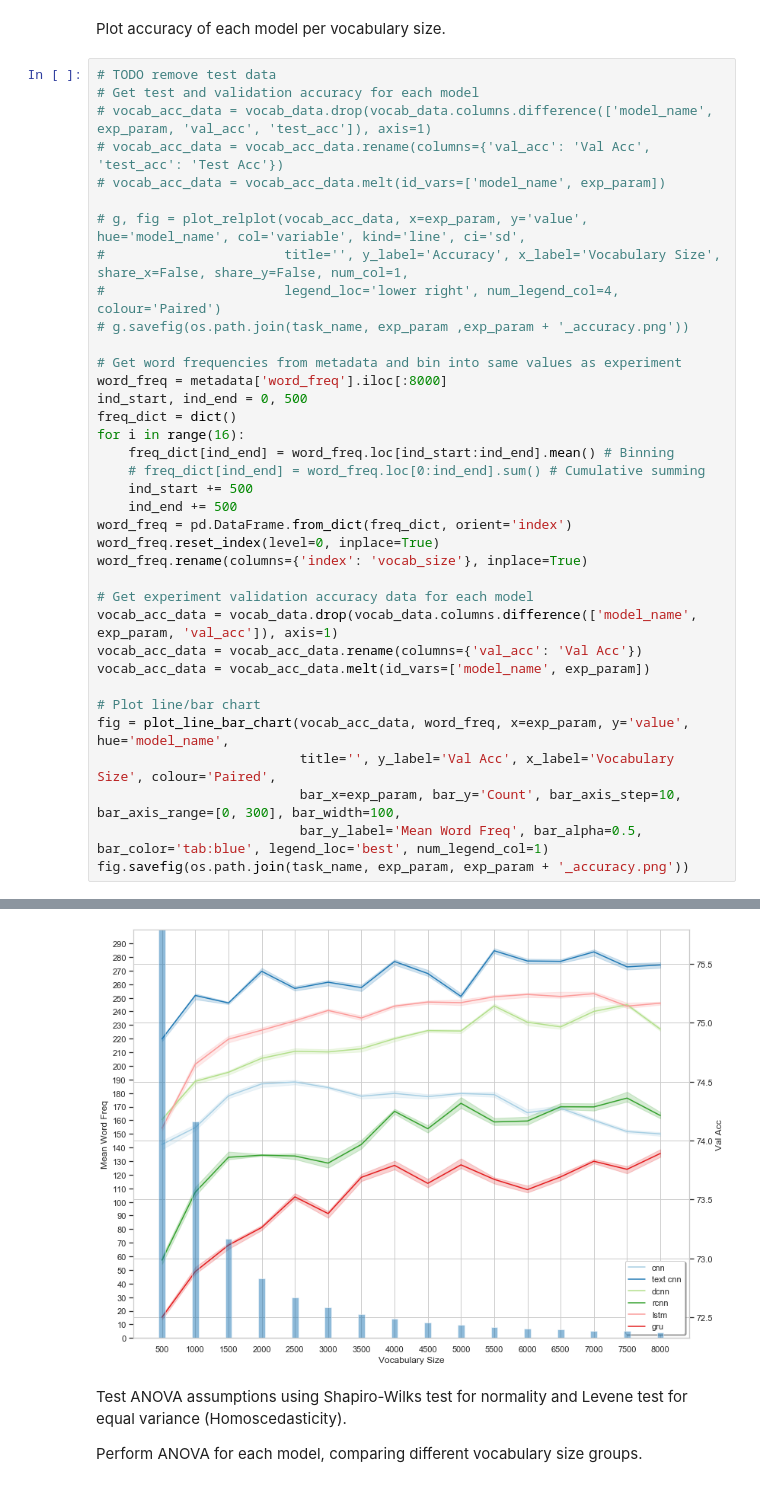
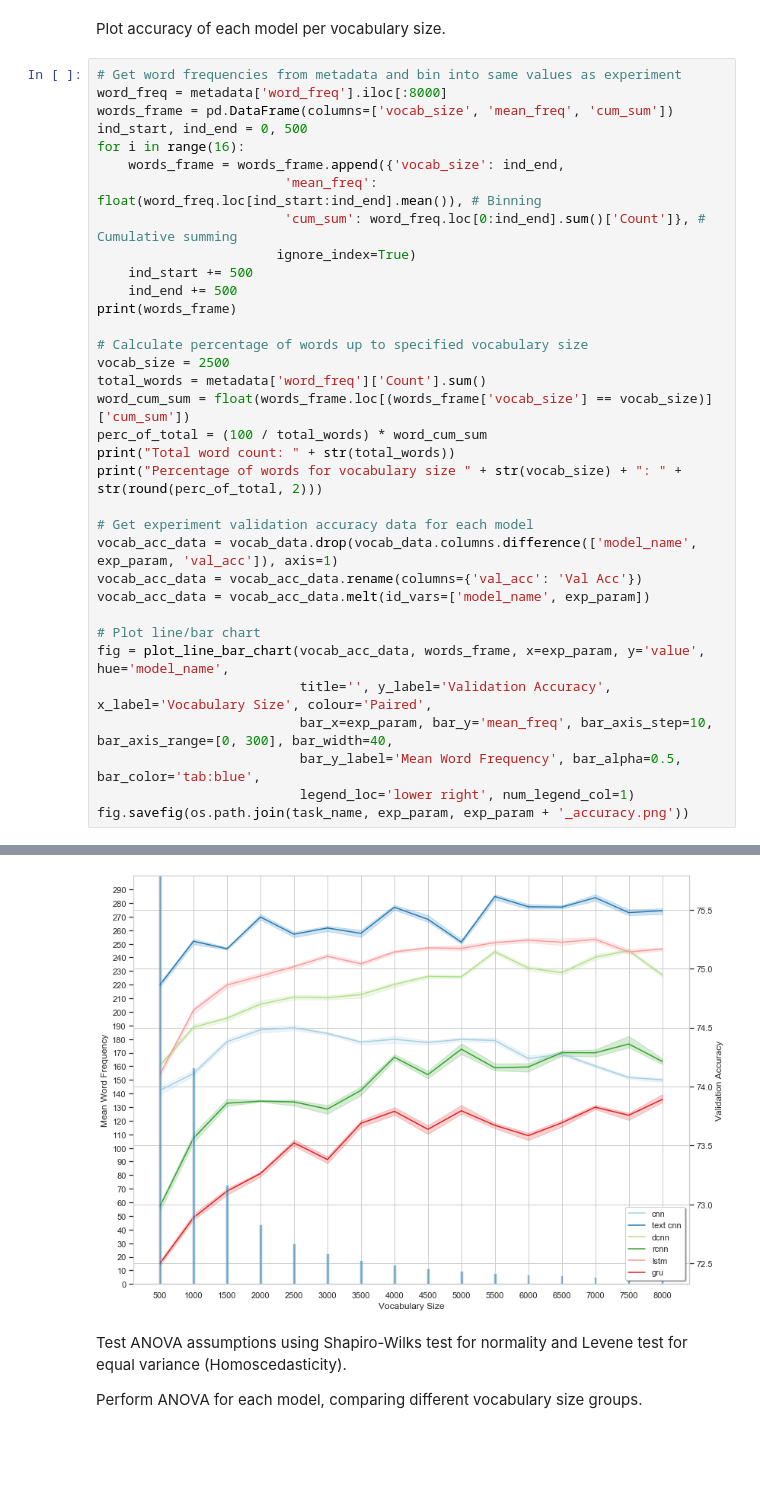
Before and after one commit to NathanDuran/Sentence-Encoding-for-DA-Classification, a Jupyter notebook: data_processing/swda_results.ipynb, the cells around one changed output, grey strips where cells are left out. Saved outputs shown, nothing was run; the diff lists cells and outputs as text; blank space fills up the shorter version.

Commit message:
Finish Data Processing  v1

```diff
--- a/data_processing/swda_results.ipynb
+++ b/data_processing/swda_results.ipynb
@@ -237,29 +237,26 @@ Best test accuracy in mean data:
 # %% [markdown]
 Plot accuracy of each model per vocabulary size.
 # %%
-# TODO remove test data
-# Get test and validation accuracy for each model
-# vocab_acc_data = vocab_data.drop(vocab_data.columns.difference(['model_name', exp_param, 'val_acc', 'test_acc']), axis=1)
-# vocab_acc_data = vocab_acc_data.rename(columns={'val_acc': 'Val Acc', 'test_acc': 'Test Acc'})
-# vocab_acc_data = vocab_acc_data.melt(id_vars=['model_name', exp_param])
-
-# g, fig = plot_relplot(vocab_acc_data, x=exp_param, y='value', hue='model_name', col='variable', kind='line', ci='sd',
-#                       title='', y_label='Accuracy', x_label='Vocabulary Size',  share_x=False, share_y=False, num_col=1,
-#                       legend_loc='lower right', num_legend_col=4, colour='Paired')
-# g.savefig(os.path.join(task_name, exp_param ,exp_param + '_accuracy.png'))
-
 # Get word frequencies from metadata and bin into same values as experiment
 word_freq = metadata['word_freq'].iloc[:8000]
+words_frame = pd.DataFrame(columns=['vocab_size', 'mean_freq', 'cum_sum'])
 ind_start, ind_end = 0, 500
-freq_dict = dict()
 for i in range(16):
-    freq_dict[ind_end] = word_freq.loc[ind_start:ind_end].mean() # Binning
-    # freq_dict[ind_end] = word_freq.loc[0:ind_end].sum() # Cumulative summing
+    words_frame = words_frame.append({'vocab_size': ind_end,
+                        'mean_freq': float(word_freq.loc[ind_start:ind_end].mean()), # Binning
+                        'cum_sum': word_freq.loc[0:ind_end].sum()['Count']}, # Cumulative summing
+                       ignore_index=True)
     ind_start += 500
     ind_end += 500
-word_freq = pd.DataFrame.from_dict(freq_dict, orient='index')
-word_freq.reset_index(level=0, inplace=True)
-word_freq.rename(columns={'index': 'vocab_size'}, inplace=True)
+print(words_frame)
+
+# Calculate percentage of words up to specified vocabulary size
+vocab_size = 2500
+total_words = metadata['word_freq']['Count'].sum()
+word_cum_sum = float(words_frame.loc[(words_frame['vocab_size'] == vocab_size)]['cum_sum'])
+perc_of_total = (100 / total_words) * word_cum_sum
+print("Total word count: " + str(total_words))
+print("Percentage of words for vocabulary size " + str(vocab_size) + ": " + str(round(perc_of_total, 2)))
 
 # Get experiment validation accuracy data for each model
 vocab_acc_data = vocab_data.drop(vocab_data.columns.difference(['model_name', exp_param, 'val_acc']), axis=1)
@@ -267,9 +264,10 @@ vocab_acc_data = vocab_acc_data.rename(columns={'val_acc': 'Val Acc'})
 vocab_acc_data = vocab_acc_data.melt(id_vars=['model_name', exp_param])
 
 # Plot line/bar chart
-fig = plot_line_bar_chart(vocab_acc_data, word_freq, x=exp_param, y='value', hue='model_name',
-                          title='', y_label='Val Acc', x_label='Vocabulary Size', colour='Paired',
-                          bar_x=exp_param, bar_y='Count', bar_axis_step=10, bar_axis_range=[0, 300], bar_width=100,
-                          bar_y_label='Mean Word Freq', bar_alpha=0.5, bar_color='tab:blue', legend_loc='best', num_legend_col=1)
+fig = plot_line_bar_chart(vocab_acc_data, words_frame, x=exp_param, y='value', hue='model_name',
+                          title='', y_label='Validation Accuracy', x_label='Vocabulary Size', colour='Paired',
+                          bar_x=exp_param, bar_y='mean_freq', bar_axis_step=10, bar_axis_range=[0, 300], bar_width=40,
+                          bar_y_label='Mean Word Frequency', bar_alpha=0.5, bar_color='tab:blue',
+                          legend_loc='lower right', num_legend_col=1)
 fig.savefig(os.path.join(task_name, exp_param, exp_param + '_accuracy.png'))
 # %% [output]
@@ -276,4 +293,4 @@ fig.savefig(os.path.join(task_name, exp_param, exp_param + '_accuracy.png'))
-[figure, old version]
+[figure, new version]
 # %% [markdown]
 Test ANOVA assumptions using Shapiro-Wilks test for normality and Levene test for equal variance (Homoscedasticity).
 
```
Also changed, not shown: parts of 31 cells of this notebook, 9 other files.
